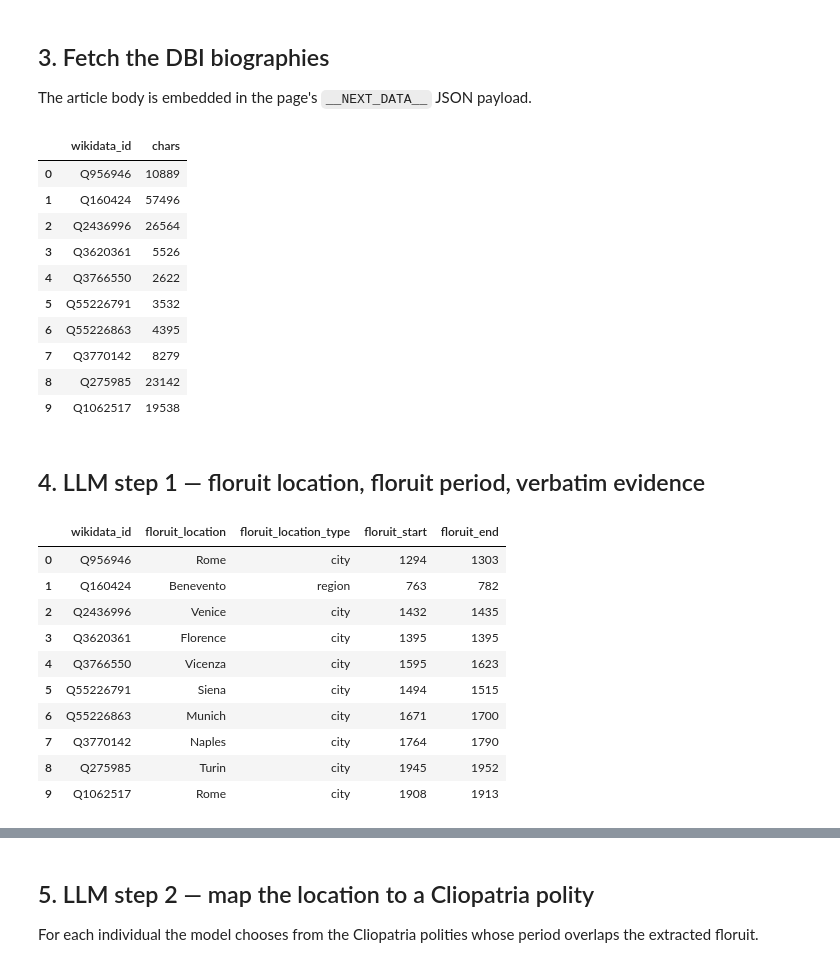
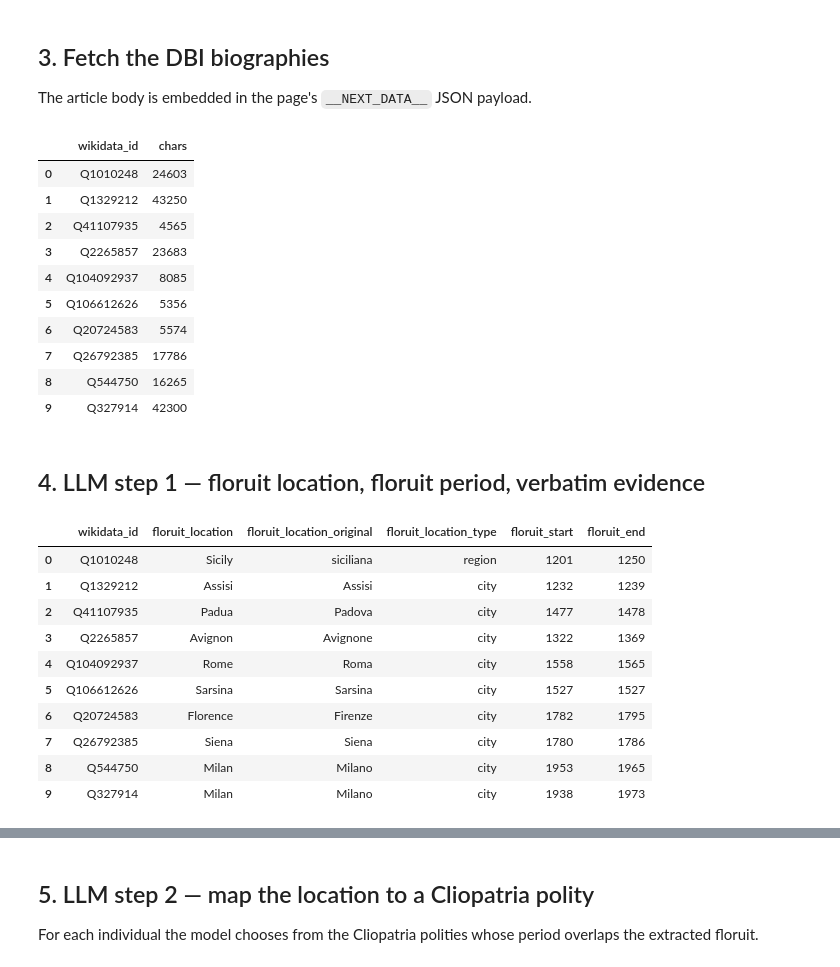
Before and after one commit to charlesdedampierre/cultura_database, a Jupyter notebook: annotations/treccani_validation/1_treccani_floruit_validation.ipynb, the cells around one changed output, grey strips where cells are left out. Cells and saved outputs as stored; diff of their text form; code cells hidden in the pictures.

Commit message:
Treccani validation: Gemini 3.5 Flash, word-for-word verbatim rules with programmatic verification and retry

```diff
--- a/annotations/treccani_validation/1_treccani_floruit_validation.ipynb
+++ b/annotations/treccani_validation/1_treccani_floruit_validation.ipynb
@@ -29,7 +29,8 @@ CACHE_DIR.mkdir(parents=True, exist_ok=True)
 
 SEED = 42
 N_PER_BIN = 2                      # 2 individuals x 5 period bins = 10
-MODEL = "google/gemini-2.5-flash"
+MODEL = "google/gemini-3.5-flash"
+PROMPT_VERSION = "v2"              # bump to invalidate the LLM caches
 OPENROUTER_URL = "https://openrouter.ai/api/v1/chat/completions"
 BIO_CHAR_CAP = 25_000
 PERIOD_BINS = [-10_000, 1300, 1500, 1650, 1800, 3000]
@@ -109,6 +110,8 @@ candidates = con.execute("""
       AND i.name_en IS NOT NULL
 """).df()
 
+# Stable order so the seeded sample is reproducible across runs.
+candidates = candidates.sort_values("wikidata_id").reset_index(drop=True)
 print(f"candidates: {len(candidates):,}")
 candidates.head()
 # %% [output]
@@ -210,16 +213,16 @@ assert all(qid in pages and len(pages[qid]["text"]) > 200 for qid in sample["wik
 pd.DataFrame([{"wikidata_id": q, "chars": len(pages[q]["text"])} for q in sample["wikidata_id"]])
 # %% [output]
 |  | wikidata_id | chars |
-| 0 | Q956946 | 10889 |
-| 1 | Q160424 | 57496 |
-| 2 | Q2436996 | 26564 |
-| 3 | Q3620361 | 5526 |
-| 4 | Q3766550 | 2622 |
-| 5 | Q55226791 | 3532 |
-| 6 | Q55226863 | 4395 |
-| 7 | Q3770142 | 8279 |
-| 8 | Q275985 | 23142 |
-| 9 | Q1062517 | 19538 |
+| 0 | Q1010248 | 24603 |
+| 1 | Q1329212 | 43250 |
+| 2 | Q41107935 | 4565 |
+| 3 | Q2265857 | 23683 |
+| 4 | Q104092937 | 8085 |
+| 5 | Q106612626 | 5356 |
+| 6 | Q20724583 | 5574 |
+| 7 | Q26792385 | 17786 |
+| 8 | Q544750 | 16265 |
+| 9 | Q327914 | 42300 |
 # %% [markdown]
 ## 4. LLM step 1 — floruit location, floruit period, verbatim evidence
 # %%
@@ -271,60 +274,70 @@ you must pick the single location best supported by the text as the place of \
 their principal activity (not necessarily birthplace or deathplace).
 
 Return STRICT JSON with exactly these keys:
-  floruit_location        : most granular location name (English exonym if one exists, e.g. "Florence", "Rome")
-  floruit_location_type   : "city" | "region" | "other"
-  floruit_start           : integer year (negative = BCE)
-  floruit_end             : integer year
+  floruit_location          : most granular location name (English exonym if one exists, e.g. "Florence", "Rome")
+  floruit_location_original : the location name EXACTLY as it is written in the text (e.g. "Firenze")
+  floruit_location_type     : "city" | "region" | "other"
+  floruit_start             : integer year (negative = BCE)
+  floruit_end               : integer year
   evidence_location_verbatim : verbatim passage from the text (original language) supporting the location
   evidence_location_en       : English translation of that passage
   evidence_floruit_verbatim  : verbatim passage supporting the floruit period (original language)
   evidence_floruit_en        : English translation of that passage
-  reasoning               : 1-3 sentences in English
+  reasoning                 : 1-3 sentences in English
 
-Rules:
-- Verbatim passages MUST be copied exactly from the text (no paraphrase).
+STRICT VERBATIM RULES — the quotes are the annotator's only evidence:
+- Verbatim passages MUST be copied WORD BY WORD from the text: exact
+  contiguous substrings, identical spelling, accents and punctuation.
+  No paraphrase, no summary, no ellipsis, no stitching of distant sentences.
+- evidence_location_verbatim MUST itself CONTAIN the location name as written
+  in the text (floruit_location_original). A reader must recognise the
+  location from the quote alone, without the rest of the biography.
+- evidence_floruit_verbatim MUST itself CONTAIN the year(s) or explicit dates
+  on which floruit_start and floruit_end are based. A reader must recover the
+  period from the quote alone.
 - If the same passage supports both location and floruit, it may be repeated.
-- Reasoning and location name in English; verbatim quotes stay in the original language."""
+- Reasoning and floruit_location in English; verbatim quotes stay in the
+  original language; the *_en fields are their English translations."""
 
 
 def step1_user(row):
     text = pages[row["wikidata_id"]]["text"][:BIO_CHAR_CAP]
     return (f"Individual: {row['name_en']} ({row['wikidata_id']})\n\n"
             f"--- DBI BIOGRAPHY ---\n{text}\n--- END ---\n\n"
             "Extract the requested fields. JSON only.")
 
 
-STEP1_PATH = CACHE_DIR / "step1_floruit_location.jsonl"
+STEP1_PATH = CACHE_DIR / f"step1_floruit_location_{PROMPT_VERSION}.jsonl"
 step1 = {}
 if STEP1_PATH.exists():
     for line in STEP1_PATH.open():
         r = json.loads(line)
         step1[r["wikidata_id"]] = r["extraction"]
 
 todo = [row for _, row in sample.iterrows() if row["wikidata_id"] not in step1]
 if todo:
     with ThreadPoolExecutor(max_workers=5) as ex, STEP1_PATH.open("a") as f:
         futs = {ex.submit(call_gemini, STEP1_SYSTEM, step1_user(row)): row["wikidata_id"]
                 for row in todo}
         for fut in tqdm(as_completed(futs), total=len(futs), desc="LLM step 1"):
             qid = futs[fut]
             step1[qid] = fut.result()
             f.write(json.dumps({"wikidata_id": qid, "extraction": step1[qid]},
                                ensure_ascii=False) + "\n")
 
 assert len(step1) >= len(sample)
 pd.DataFrame([{"wikidata_id": q, **step1[q]} for q in sample["wikidata_id"]])[
-    ["wikidata_id", "floruit_location", "floruit_location_type",
-     "floruit_start", "floruit_end"]]
+    ["wikidata_id", "floruit_location", "floruit_location_original",
+     "floruit_location_type", "floruit_start", "floruit_end"]]
 # %% [output]
-|  | wikidata_id | floruit_location | floruit_location_type | floruit_start | floruit_end |
-| 0 | Q956946 | Rome | city | 1294 | 1303 |
-| 1 | Q160424 | Benevento | region | 763 | 782 |
-| 2 | Q2436996 | Venice | city | 1432 | 1435 |
-| 3 | Q3620361 | Florence | city | 1395 | 1395 |
-| 4 | Q3766550 | Vicenza | city | 1595 | 1623 |
-| 5 | Q55226791 | Siena | city | 1494 | 1515 |
-| 6 | Q55226863 | Munich | city | 1671 | 1700 |
-| 7 | Q3770142 | Naples | city | 1764 | 1790 |
-| 8 | Q275985 | Turin | city | 1945 | 1952 |
-| 9 | Q1062517 | Rome | city | 1908 | 1913 |
+|  | wikidata_id | floruit_location | floruit_location_original | floruit_location_type | floruit_start | floruit_end |
+| 0 | Q1010248 | Sicily | siciliana | region | 1201 | 1250 |
+| 1 | Q1329212 | Assisi | Assisi | city | 1232 | 1239 |
+| 2 | Q41107935 | Padua | Padova | city | 1477 | 1478 |
+| 3 | Q2265857 | Avignon | Avignone | city | 1322 | 1369 |
+| 4 | Q104092937 | Rome | Roma | city | 1558 | 1565 |
+| 5 | Q106612626 | Sarsina | Sarsina | city | 1527 | 1527 |
+| 6 | Q20724583 | Florence | Firenze | city | 1782 | 1795 |
+| 7 | Q26792385 | Siena | Siena | city | 1780 | 1786 |
+| 8 | Q544750 | Milan | Milano | city | 1953 | 1965 |
+| 9 | Q327914 | Milan | Milano | city | 1938 | 1973 |
```
Also changed, not shown: parts of 8 cells of this notebook, 3 other files.
